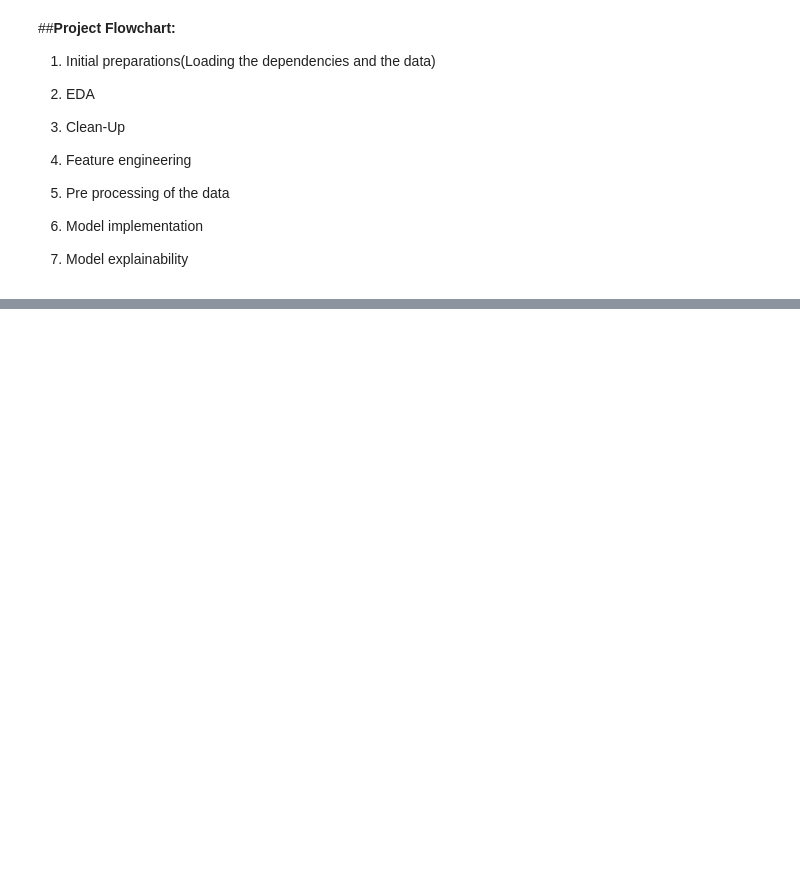
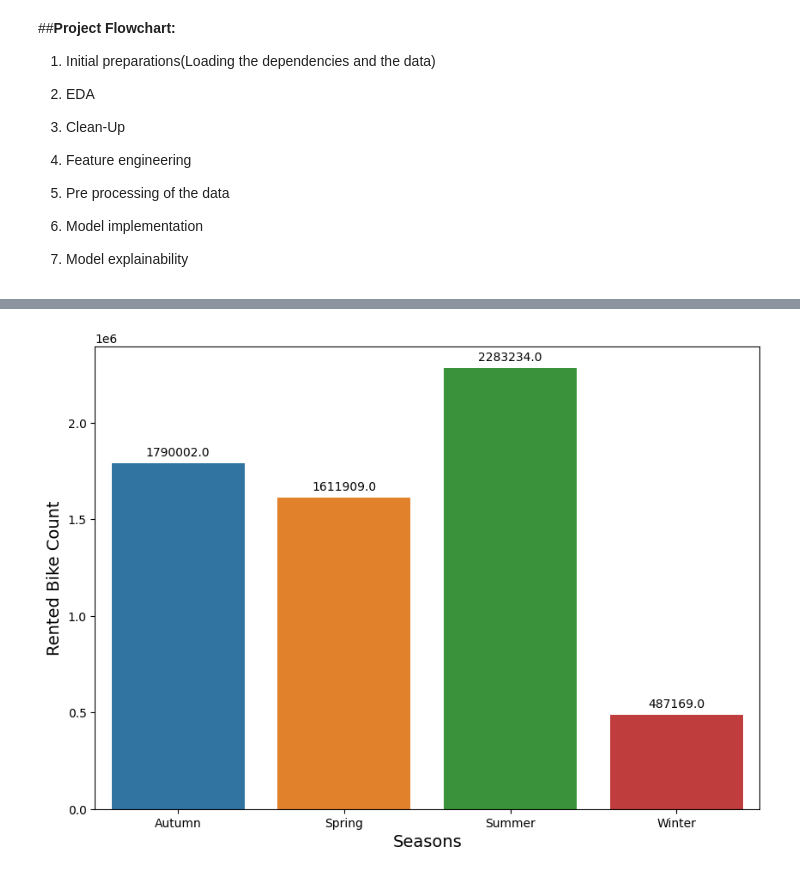
Before and after one commit to istekhar1543/bike-sharing-and-demand-prediction., a Jupyter notebook: bike_sharing_and_demand_prediction.ipynb, the cells around one changed output, grey strips where cells are left out. Cells and saved outputs as stored; diff of their text form; code cells hidden in the pictures; blank space fills up the shorter version.

```diff
--- a/bike_sharing_and_demand_prediction.ipynb
+++ b/bike_sharing_and_demand_prediction.ipynb
@@ -51,0 +79,3 @@
+# %%
+#Loading the dataset
+bike_sharing_df = pd.read_csv('/content/drive/MyDrive/ML project/regression project/bike sharing demand prediction.csv',encoding='unicode_escape')
@@ -51,0 +170,8 @@
+# %%
+#Creating a function that performs a groupby operation and returns a dataframe for analysis
+def create_df_analysis(col):
+  return bike_sharing_df.groupby(col)['Rented Bike Count'].sum().reset_index()
+# %%
+#Seasons column
+seasons_col = create_df_analysis('Seasons')
+seasons_col
@@ -51,0 +184,15 @@
+# %%
+#Creating a visualisation for the seasons column
+plt.figure(figsize=(10,7))
+splot = sns.barplot(data=seasons_col,x='Seasons',y='Rented Bike Count')
+for p in splot.patches:
+    splot.annotate(format(p.get_height(), '.1f'),
+                   (p.get_x() + p.get_width() / 2., p.get_height()),
+                   ha = 'center', va = 'center',
+                   xytext = (0, 9),
+                   textcoords = 'offset points')
+plt.xlabel("Seasons", size=14)
+plt.ylabel("Rented Bike Count", size=14)
+plt.show()
+# %% [output]
+[figure, added]
```
Also changed, not shown: parts of 44 cells of this notebook.
